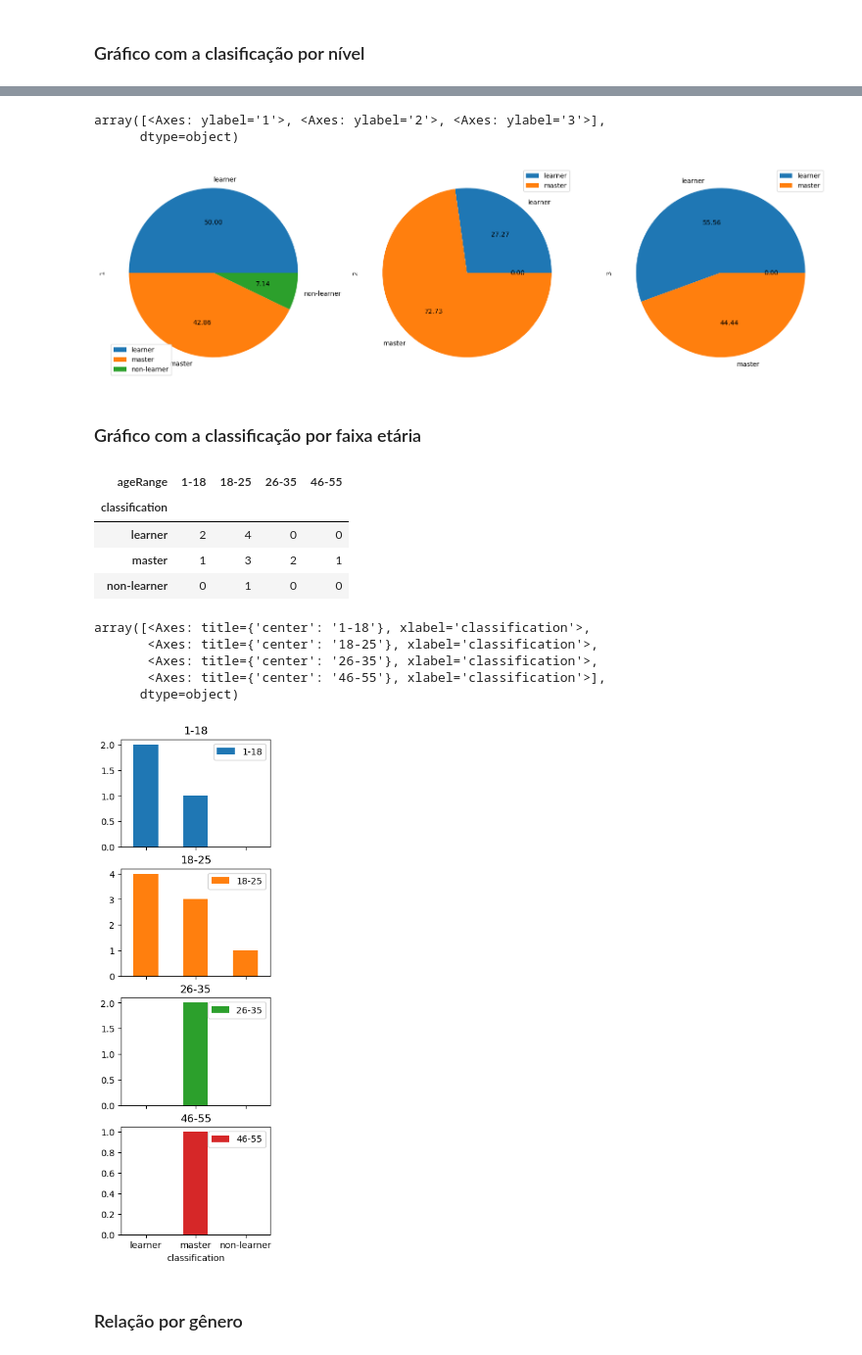
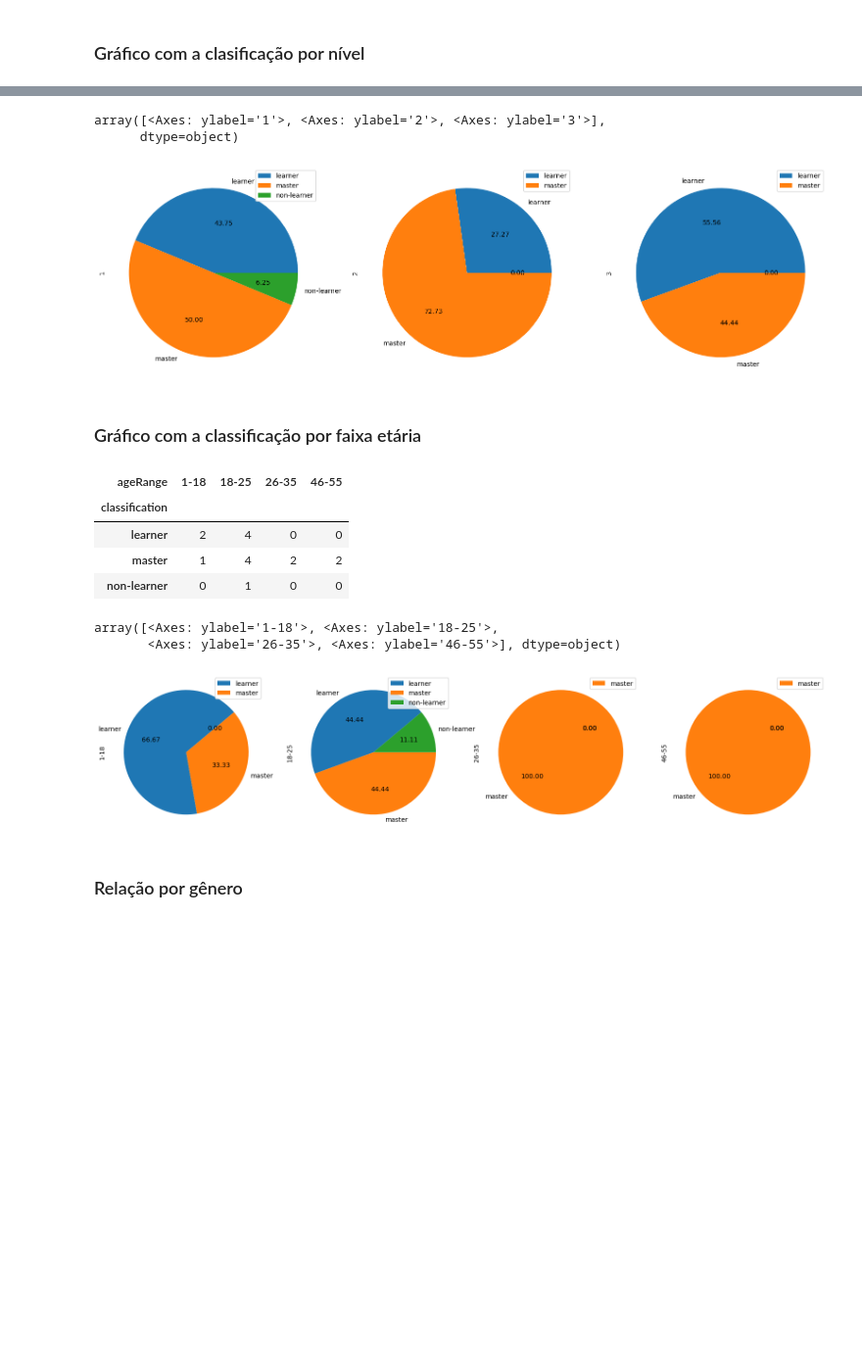
Before and after one commit to caiohsfar/tcc-analysis, a Jupyter notebook: tcc.ipynb, the cells around one changed output, grey strips where cells are left out. Shown at 98% size. Saved outputs shown, nothing was run; the diff lists cells and outputs as text; code cells hidden in the pictures; blank space fills up the shorter version.

Commit message:
media de nota

```diff
--- a/tcc.ipynb
+++ b/tcc.ipynb
@@ -223,7 +273,7 @@ questions_percentage.head(3)
 
 
 it = 7
-ft = 8
+ft = 7
 # FA >= FT ==>
 def classifier(row):
     if row["domain"] >= ft:
@@ -297,7 +347,7 @@ user_nota_classification_level_reshaped.plot.pie(subplots=True,figsize=(20, 10),
 # %% [output]
 array([<Axes: ylabel='1'>, <Axes: ylabel='2'>, <Axes: ylabel='3'>],
       dtype=object)
-[figure, old version]
+[figure, new version]
 # %% [markdown]
 ### Gráfico com a classificação por faixa etária
 # %%
@@ -312,17 +362,16 @@ user_nota_classification_age_range
 | ageRange | 1-18 | 18-25 | 26-35 | 46-55 |
 | classification |  |  |  |  |
 | learner | 2 | 4 | 0 | 0 |
-| master | 1 | 3 | 2 | 1 |
+| master | 1 | 4 | 2 | 2 |
 | non-learner | 0 | 1 | 0 | 0 |
 # %%
-user_nota_classification_age_range.plot.bar(subplots=True, figsize=(3, 10), rot=0)
+#user_nota_classification_age_range.plot.bar(subplots=True, figsize=(3, 10), rot=0)
+
+user_nota_classification_age_range.plot.pie(subplots=True,figsize=(20, 8), autopct="%.2f", startangle=40)
 # %% [output]
-array([<Axes: title={'center': '1-18'}, xlabel='classification'>,
-       <Axes: title={'center': '18-25'}, xlabel='classification'>,
-       <Axes: title={'center': '26-35'}, xlabel='classification'>,
-       <Axes: title={'center': '46-55'}, xlabel='classification'>],
-      dtype=object)
+array([<Axes: ylabel='1-18'>, <Axes: ylabel='18-25'>,
+       <Axes: ylabel='26-35'>, <Axes: ylabel='46-55'>], dtype=object)
-[figure, old version]
+[figure, new version]
 # %% [markdown]
 ### Relação por gênero
 # %%
```
Also changed, not shown: parts of 28 cells of this notebook.
